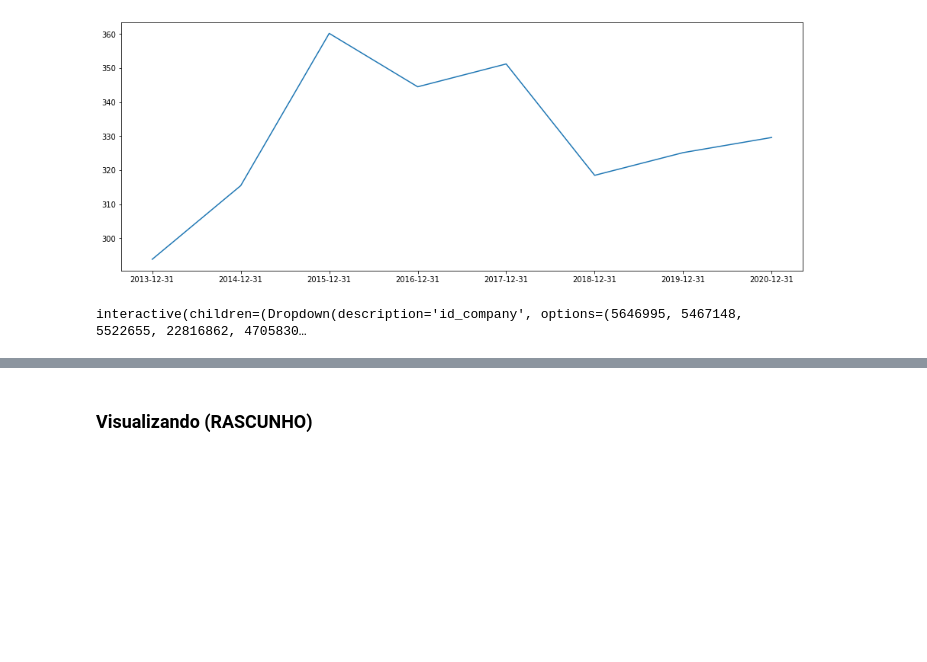
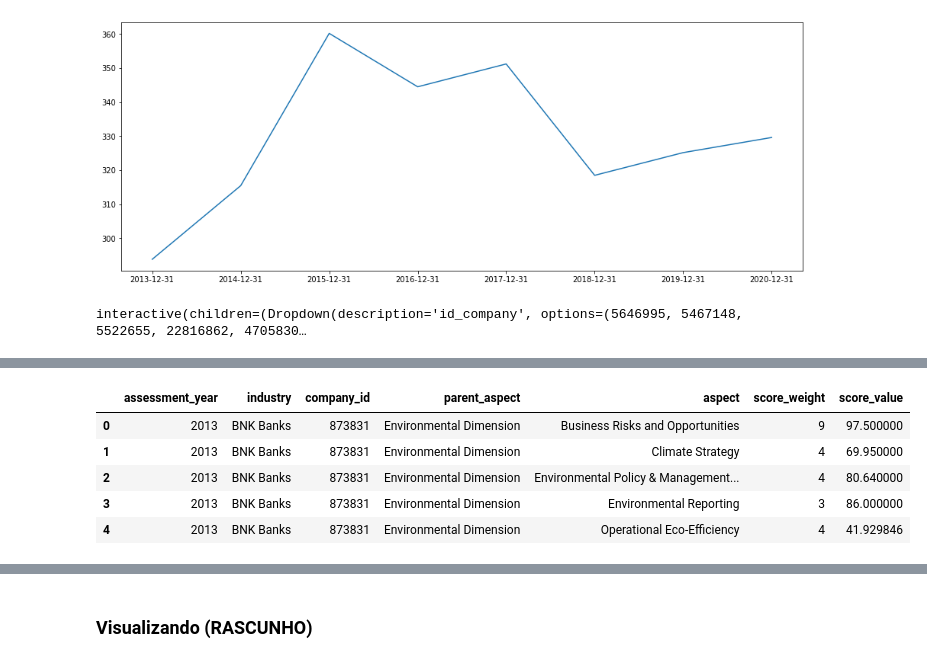
Before and after one commit to ronaldalbertjr/navi-capital, a Jupyter notebook: analise_andre.ipynb, the cells around one changed output, grey strips where cells are left out. Saved outputs shown, nothing was run; the diff lists cells and outputs as text; code cells hidden in the pictures; blank space fills up the shorter version.

```diff
--- a/analise_andre.ipynb
+++ b/analise_andre.ipynb
@@ -119,8 +128,15 @@ env_data.head()
 | 3 | Trucost Environmental Data | 2002 | Animal (except poultry) slaughter... | 683718 | Absolute: Cooling, Process, and P... | 3.001557e+08 | m³ |
 | 4 | Trucost Environmental Data | 2002 | Animal (except poultry) slaughter... | 683718 | Absolute: Direct & Indirect Cost | 3.220848e+02 | $M |
 # %%
-# esg_scores_br = pd.read_csv("download_script/esg_scores_history_br.csv", encoding="utf8")
-# esg_scores_br.head()
+esg_scores_br = pd.read_csv("download_script/esg_scores_history_br.csv", encoding="utf8")
+esg_scores_br.head()
+# %% [output]
+|  | assessment_year | industry | company_id | parent_aspect | aspect | score_weight | score_value |
+| 0 | 2013 | BNK Banks | 873831 | Environmental Dimension | Business Risks and Opportunities | 9 | 97.500000 |
+| 1 | 2013 | BNK Banks | 873831 | Environmental Dimension | Climate Strategy | 4 | 69.950000 |
+| 2 | 2013 | BNK Banks | 873831 | Environmental Dimension | Environmental Policy & Management... | 4 | 80.640000 |
+| 3 | 2013 | BNK Banks | 873831 | Environmental Dimension | Environmental Reporting | 3 | 86.000000 |
+| 4 | 2013 | BNK Banks | 873831 | Environmental Dimension | Operational Eco-Efficiency | 4 | 41.929846 |
 # %%
 esg_scores_rated = pd.read_csv("download_script/esg_scores_history_rated.csv", encoding="utf8")
 esg_scores_rated.head()
```
Also changed, not shown: parts of 24 cells of this notebook.
